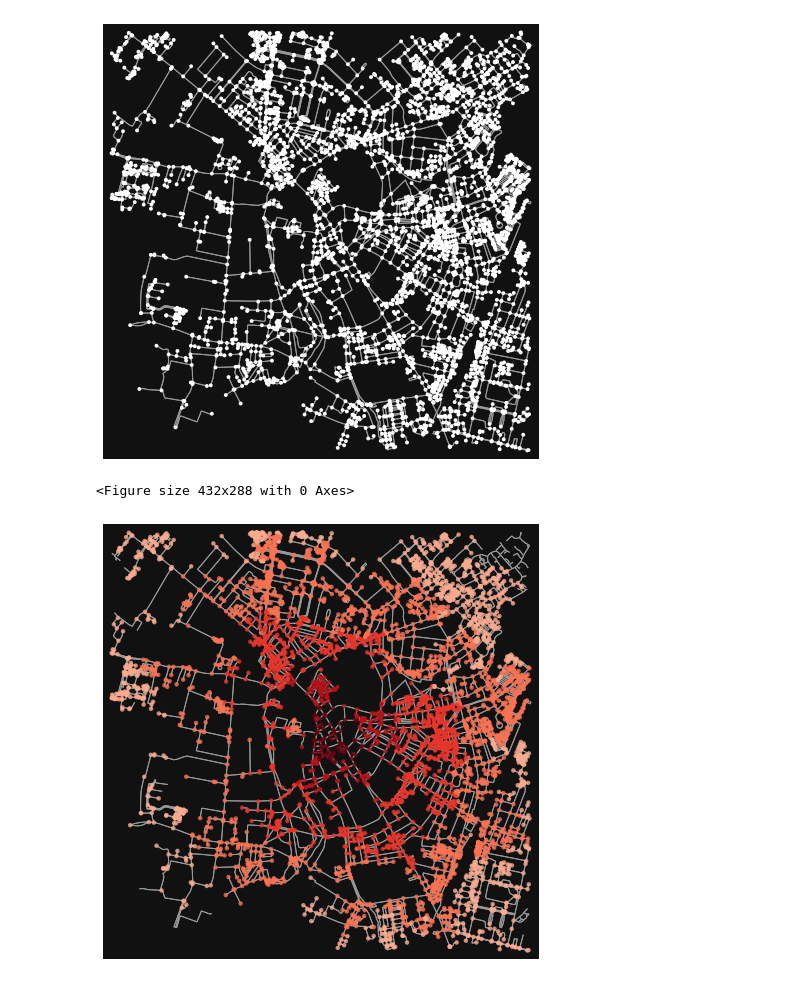
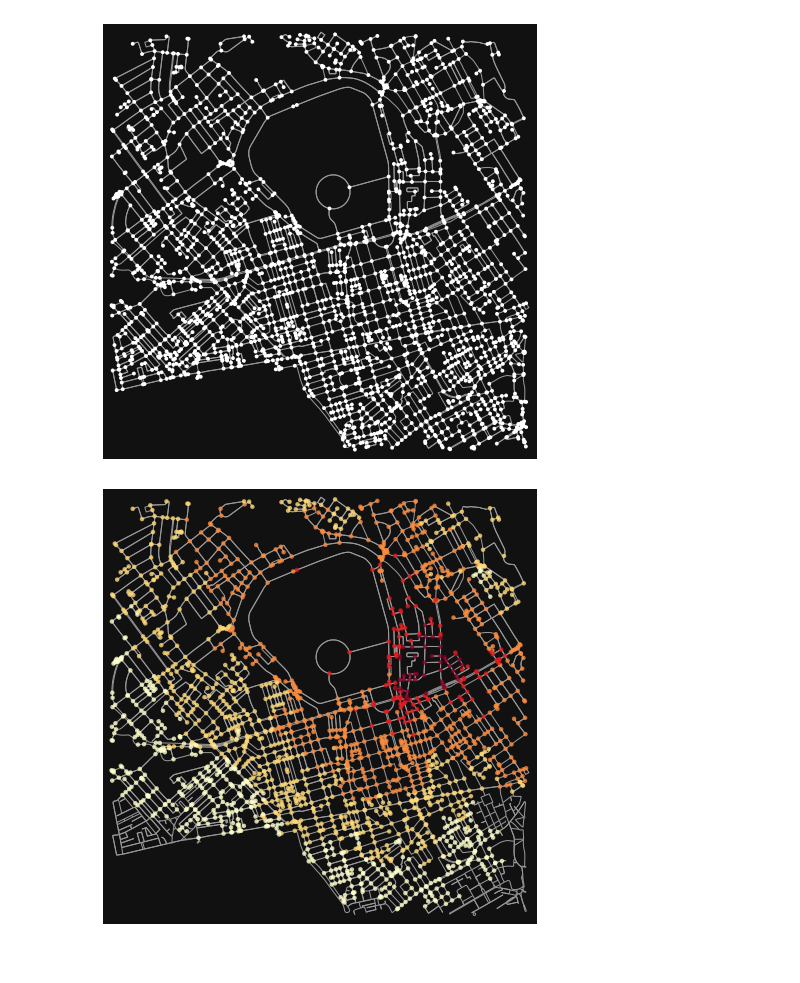
Before and after one commit to nhsx/nhs_time_of_travel, a Jupyter notebook: development_code.ipynb, the cells around one changed output. Drawn from its saved outputs; the diff is of its cells as text; code cells hidden in the pictures.

```diff
--- a/development_code.ipynb
+++ b/development_code.ipynb
@@ -18,16 +44,15 @@ from shapely.geometry import Point, LineString, Polygon
 # %%
+
 # 1. Place you are interested
-place = "Cambridge, England"
+place = "Marylebone, England"
 # 2. Transportation mode
-mode = "walk"
+mode = "drive"
 # 3. Create network graph from place and mode
 G = ox.graph_from_address(place, dist = 2000, simplify=True, network_type=mode)
 # 4. Plot the network graph
 fig, ax = ox.plot_graph(G);
-plt.tight_layout()
 plt.show()
 # %% [output]
-[figure, old version]
+[figure, new version]
-<Figure size 432x288 with 0 Axes>
 # %%
 # Trip time in Mintues
@@ -43,21 +68,22 @@ for u, v, k, data in G.edges(data=True, keys=True):
 # %%
 # node map centred on The City Centre Medical Practice - Cambridge
-
-point_of_interest = ox.distance.nearest_nodes(G, X =0.12080723312113517, Y=52.20557515510201,) # X = longitude, Y = Latitude
+#----- loop to generate all points of intrest from EPRACURR
+point_of_interest = ox.distance.nearest_nodes(G, X =-0.142450, Y=51.525660) # X = longitude, Y = Latitude
 # %%
+trip_times = [5, 10, 20, 30, 40]
 # 1 - get one color for each isochrone
-iso_colors = ox.plot.get_colors(n=len(trip_times), cmap='Reds', start=0.3, return_hex=True)
+iso_colors = ox.plot.get_colors(n=len(trip_times), cmap='YlOrRd', return_hex=True)
 # 2 - color the nodes according to isochrone then plot the street network
 node_colors = {}
 for trip_time, color in zip(sorted(trip_times, reverse=True), iso_colors):
-    subgraph = nx.ego_graph(G, point_of_interest, radius=trip_time, distance='time')
+    subgraph = nx.ego_graph(G, point_of_interest, radius=trip_time)
     for node in subgraph.nodes():
         node_colors[node] = color
 nc = [node_colors[node] if node in node_colors else 'none' for node in G.nodes()]
 ns = [20 if node in node_colors else 0 for node in G.nodes()]
 fig, ax = ox.plot.plot_graph(G, node_color=nc, node_size=ns, node_alpha=0.8, node_zorder=2)
 # %% [output]
-[figure, old version]
+[figure, new version]
 # %%
 # make the isochrone polygons
 isochrone_polys = []
```
Also changed, not shown: parts of 8 cells of this notebook, 3 other files.
